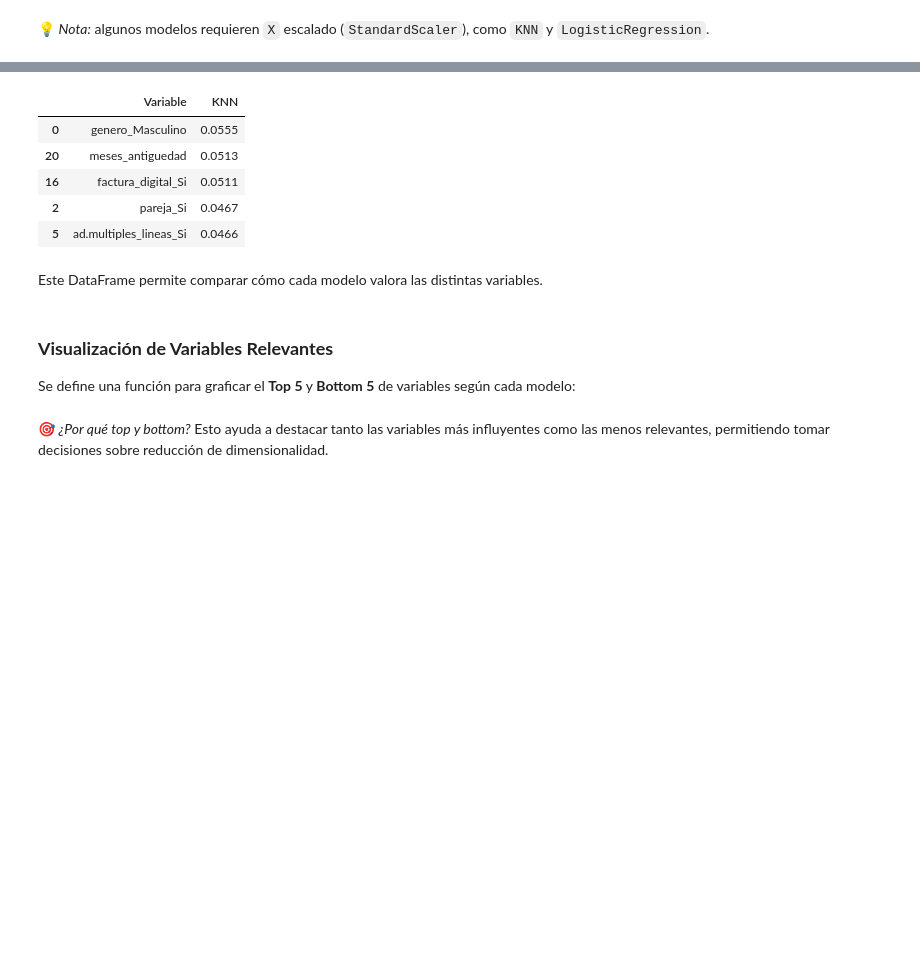
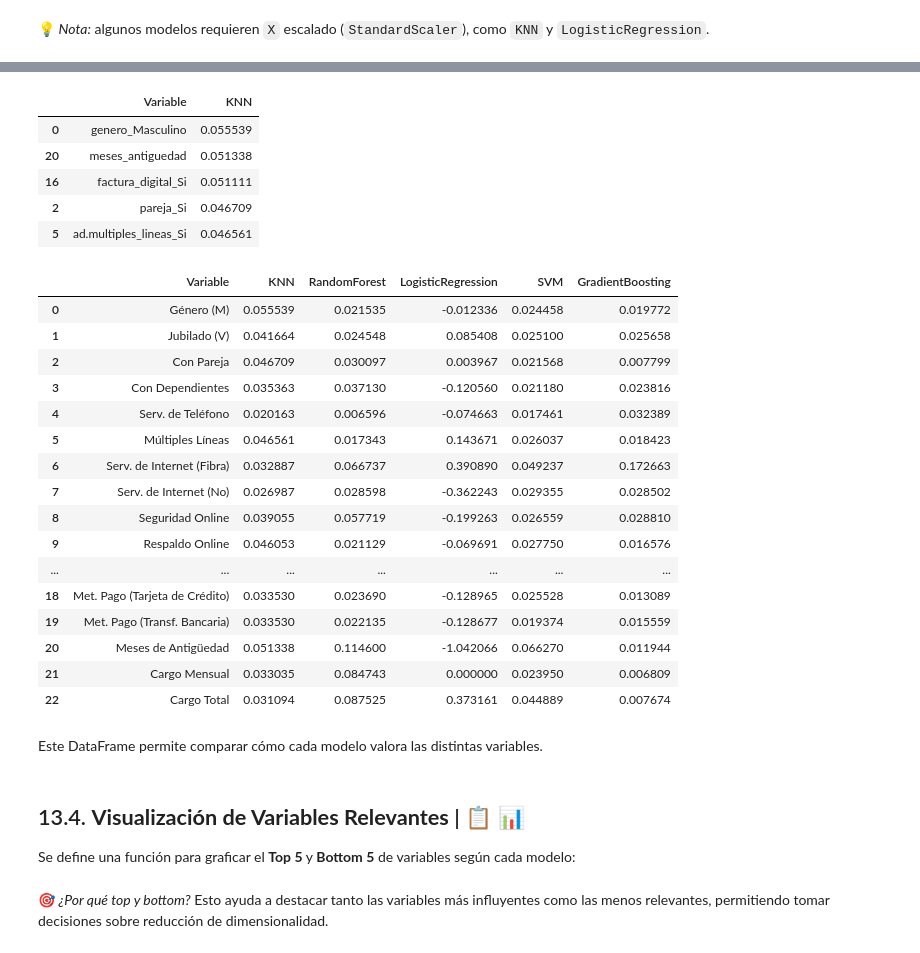
Before and after one commit to MigXDev/CS_Datos_I_DESAFIO_3, a Jupyter notebook: TelecomX_LATAM_2.ipynb, the cells around one changed output, grey strips where cells are left out. Drawn from its saved outputs; the diff is of its cells as text; code cells hidden in the pictures; blank space fills up the shorter version.

```diff
--- a/TelecomX_LATAM_2.ipynb
+++ b/TelecomX_LATAM_2.ipynb
@@ -1971,5 +2061,3 @@ columnas_encoded.columns
-# %%
-columnas_encoded.rename('Variable', inplace=True)
 # %%
 feature_names = columnas_encoded
 
@@ -1985,14 +2073,64 @@ importance_df = pd.DataFrame({
 importance_df[['Variable', 'KNN']].sort_values(by='KNN', ascending=False).head(5)
 # %% [output]
 |  | Variable | KNN |
-| 0 | genero_Masculino | 0.0555 |
-| 20 | meses_antiguedad | 0.0513 |
-| 16 | factura_digital_Si | 0.0511 |
-| 2 | pareja_Si | 0.0467 |
-| 5 | ad.multiples_lineas_Si | 0.0466 |
+| 0 | genero_Masculino | 0.055539 |
+| 20 | meses_antiguedad | 0.051338 |
+| 16 | factura_digital_Si | 0.051111 |
+| 2 | pareja_Si | 0.046709 |
+| 5 | ad.multiples_lineas_Si | 0.046561 |
+# %%
+# Cambiar de nombre las filas de la columna "Variable" para que sean mas entendibles
+nombres_variables = {
+    'genero_Masculino': 'Género (M)',
+    'jubilado_True': 'Jubilado (V)',
+    'pareja_Si': 'Con Pareja',
+    'dependientes_Si': 'Con Dependientes',
+    'servicio_telefono_Si': 'Serv. de Teléfono',
+    'ad.multiples_lineas_Si': 'Múltiples Líneas',
+    'servicio_internet_Fibra óptica': 'Serv. de Internet (Fibra)',
+    'servicio_internet_No': 'Serv. de Internet (No)',
+    'ad.seguridad_online_Si': 'Seguridad Online',
+    'ad.respaldo_online_Si': 'Respaldo Online',
+    'ad.proteccion_dispositivo_Si': 'Protección de Dispositivo',
+    'ad.soporte_tecnico_Si': 'Soporte Técnico',
+    'tv.streaming_Si': 'TV Streaming',
+    'peliculas.streaming_Si': 'Películas Streaming',
+    'contrato_Mes a mes': 'Contrato Mensual',
+    'contrato_Un año': 'Contrato Anual',
+    'factura_digital_Si': 'Factura Digital',
+    'metodo_pago_Cheque por correo': 'Met. Pago (Cheque Correo)',
+    'metodo_pago_Tarjeta de crédito (automática)': 'Met. Pago (Tarjeta de Crédito)',
+    'metodo_pago_Transferencia bancaria (automática)': 'Met. Pago (Transf. Bancaria)',
+    'meses_antiguedad': 'Meses de Antigüedad',
+    'cargo.mensual': 'Cargo Mensual',
+    'cargo.total': 'Cargo Total'
+}
+
+importance_df['Variable'] = importance_df['Variable'].map(nombres_variables)
+# %%
+importance_df
+# %% [output]
+|  | Variable | KNN | RandomForest | LogisticRegression | SVM | GradientBoosting |
+| 0 | Género (M) | 0.055539 | 0.021535 | -0.012336 | 0.024458 | 0.019772 |
+| 1 | Jubilado (V) | 0.041664 | 0.024548 | 0.085408 | 0.025100 | 0.025658 |
+| 2 | Con Pareja | 0.046709 | 0.030097 | 0.003967 | 0.021568 | 0.007799 |
+| 3 | Con Dependientes | 0.035363 | 0.037130 | -0.120560 | 0.021180 | 0.023816 |
+| 4 | Serv. de Teléfono | 0.020163 | 0.006596 | -0.074663 | 0.017461 | 0.032389 |
+| 5 | Múltiples Líneas | 0.046561 | 0.017343 | 0.143671 | 0.026037 | 0.018423 |
+| 6 | Serv. de Internet (Fibra) | 0.032887 | 0.066737 | 0.390890 | 0.049237 | 0.172663 |
+| 7 | Serv. de Internet (No) | 0.026987 | 0.028598 | -0.362243 | 0.029355 | 0.028502 |
+| 8 | Seguridad Online | 0.039055 | 0.057719 | -0.199263 | 0.026559 | 0.028810 |
+| 9 | Respaldo Online | 0.046053 | 0.021129 | -0.069691 | 0.027750 | 0.016576 |
+| ... | ... | ... | ... | ... | ... | ... |
+| 18 | Met. Pago (Tarjeta de Crédito) | 0.033530 | 0.023690 | -0.128965 | 0.025528 | 0.013089 |
+| 19 | Met. Pago (Transf. Bancaria) | 0.033530 | 0.022135 | -0.128677 | 0.019374 | 0.015559 |
+| 20 | Meses de Antigüedad | 0.051338 | 0.114600 | -1.042066 | 0.066270 | 0.011944 |
+| 21 | Cargo Mensual | 0.033035 | 0.084743 | 0.000000 | 0.023950 | 0.006809 |
+| 22 | Cargo Total | 0.031094 | 0.087525 | 0.373161 | 0.044889 | 0.007674 |
 # %% [markdown]
 Este DataFrame permite comparar cómo cada modelo valora las distintas variables.
 # %% [markdown]
-### **Visualización de Variables Relevantes**
+## 13.4. **Visualización de Variables Relevantes** | 📋 📊
+
 
 Se define una función para graficar el **Top 5** y **Bottom 5** de variables según cada modelo:
```
Also changed, not shown: parts of 97 cells of this notebook.
